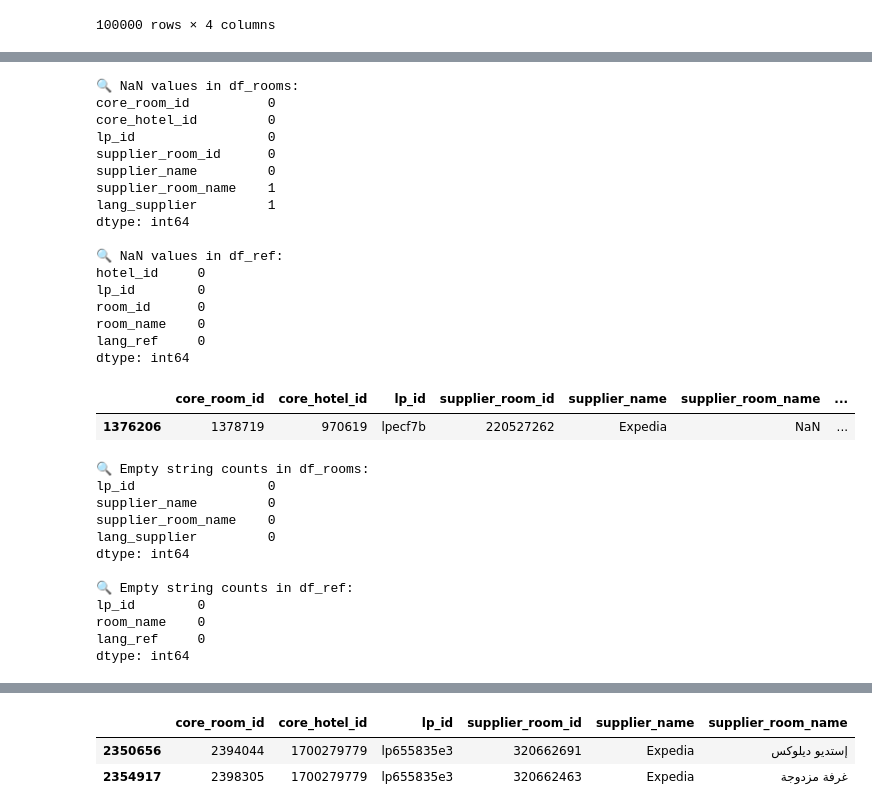
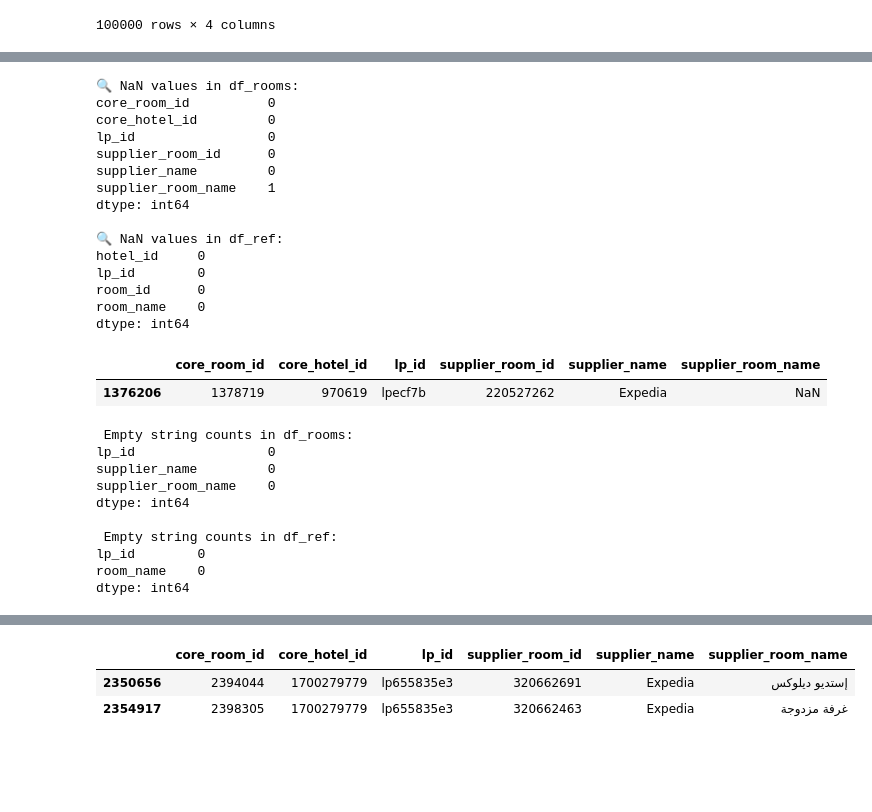
Before and after one commit to rytakahas/Room_Match, a Jupyter notebook: notebook/room_match_dev.ipynb, the cells around one changed output, grey strips where cells are left out. Saved outputs shown, nothing was run; the diff lists cells and outputs as text; code cells hidden in the pictures; blank space fills up the shorter version.

```diff
--- a/notebook/room_match_dev.ipynb
+++ b/notebook/room_match_dev.ipynb
@@ -125,9 +171,9 @@ memory usage: 3.8+ MB
 None
 # %%
-print("🔍 NaN values in df_rooms:")
+print(" NaN values in df_rooms:")
 print(df_rooms.isna().sum())
 
-print("\n🔍 NaN values in df_ref:")
+print("\n NaN values in df_ref:")
 print(df_ref.isna().sum())
 # %% [output]
 🔍 NaN values in df_rooms:
@@ -137,7 +183,6 @@ lp_id                 0
 supplier_room_id      0
 supplier_name         0
 supplier_room_name    1
-lang_supplier         1
 dtype: int64
 
 🔍 NaN values in df_ref:
@@ -145,11 +190,10 @@ hotel_id     0
 lp_id        0
 room_id      0
 room_name    0
-lang_ref     0
 dtype: int64
 # %%
-df_rooms[df_rooms['supplier_room_name'].isna() | df_rooms['lang_supplier'].isna()]
+df_rooms[df_rooms['supplier_room_name'].isna()]
 # %% [output]
-|  | core_room_id | core_hotel_id | lp_id | supplier_room_id | supplier_name | supplier_room_name | ... |
-| 1376206 | 1378719 | 970619 | lpecf7b | 220527262 | Expedia | NaN | ... |
+|  | core_room_id | core_hotel_id | lp_id | supplier_room_id | supplier_name | supplier_room_name |
+| 1376206 | 1378719 | 970619 | lpecf7b | 220527262 | Expedia | NaN |
 # %%
@@ -157,19 +201,17 @@ df_rooms_cleaned = df_rooms.dropna(subset=['supplier_room_name', 'lang_supplier'
 # %%
-print("🔍 Empty string counts in df_rooms:")
+print(" Empty string counts in df_rooms:")
 print((df_rooms.select_dtypes(include='object') == '').sum())
 
-print("\n🔍 Empty string counts in df_ref:")
+print("\n Empty string counts in df_ref:")
 print((df_ref.select_dtypes(include='object') == '').sum())
 # %% [output]
-🔍 Empty string counts in df_rooms:
+ Empty string counts in df_rooms:
 lp_id                 0
 supplier_name         0
 supplier_room_name    0
-lang_supplier         0
 dtype: int64
 
-🔍 Empty string counts in df_ref:
+ Empty string counts in df_ref:
 lp_id        0
 room_name    0
-lang_ref     0
 dtype: int64
```
Also changed, not shown: parts of 25 cells of this notebook.
